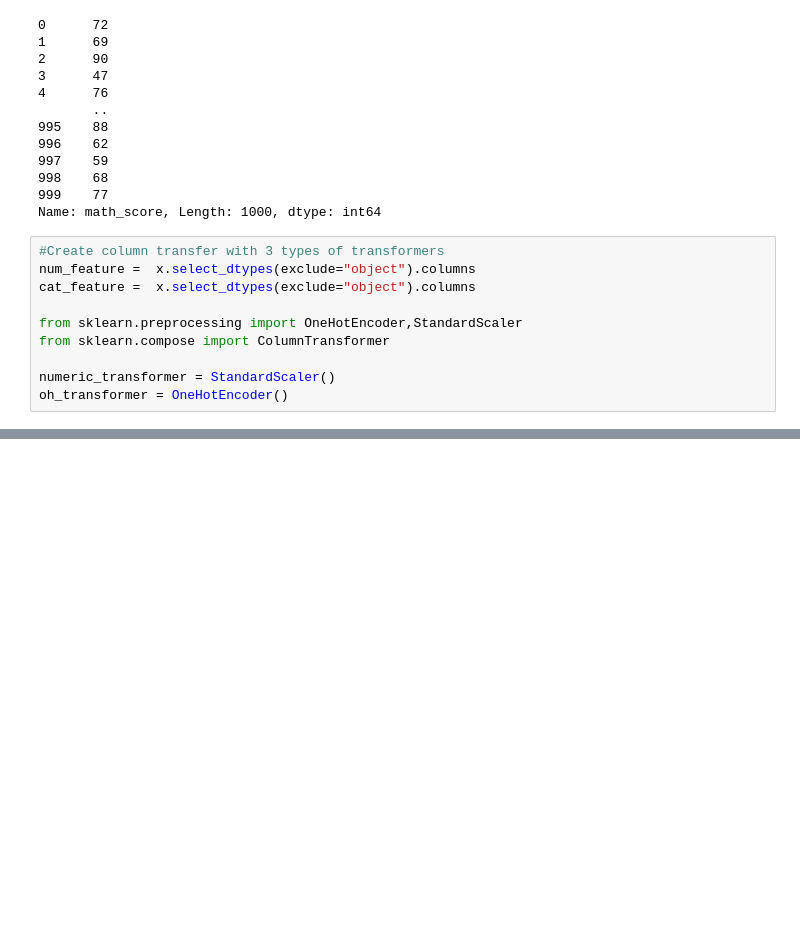
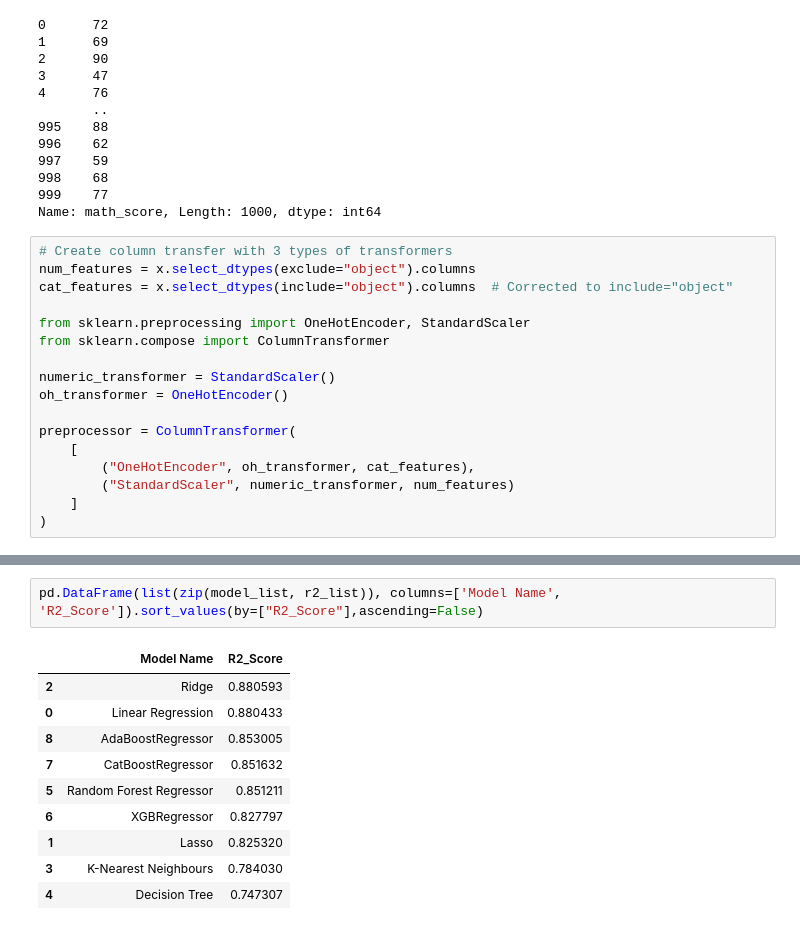
Before and after one commit to KanishkJagya1/Student_Performance_Prediction, a Jupyter notebook: notebook/2. MODEL TRAINING.ipynb, the cells around one changed output, grey strips where cells are left out. Drawn from its saved outputs; the diff is of its cells as text; blank space fills up the shorter version.

```diff
--- a/notebook/2. MODEL TRAINING.ipynb
+++ b/notebook/2. MODEL TRAINING.ipynb
@@ -77,12 +77,19 @@ y
 999    77
 Name: math_score, Length: 1000, dtype: int64
 # %%
-#Create column transfer with 3 types of transformers
-num_feature =  x.select_dtypes(exclude="object").columns
-cat_feature =  x.select_dtypes(exclude="object").columns
+# Create column transfer with 3 types of transformers
+num_features = x.select_dtypes(exclude="object").columns
+cat_features = x.select_dtypes(include="object").columns  # Corrected to include="object"
 
-from sklearn.preprocessing import OneHotEncoder,StandardScaler
+from sklearn.preprocessing import OneHotEncoder, StandardScaler
 from sklearn.compose import ColumnTransformer
 
 numeric_transformer = StandardScaler()
 oh_transformer = OneHotEncoder()
+
+preprocessor = ColumnTransformer(
+    [
+        ("OneHotEncoder", oh_transformer, cat_features),
+        ("StandardScaler", numeric_transformer, num_features)
+    ]
+)
@@ -88,0 +190,13 @@ oh_transformer = OneHotEncoder()
+# %%
+pd.DataFrame(list(zip(model_list, r2_list)), columns=['Model Name', 'R2_Score']).sort_values(by=["R2_Score"],ascending=False)
+# %% [output]
+|  | Model Name | R2_Score |
+| 2 | Ridge | 0.880593 |
+| 0 | Linear Regression | 0.880433 |
+| 8 | AdaBoostRegressor | 0.853005 |
+| 7 | CatBoostRegressor | 0.851632 |
+| 5 | Random Forest Regressor | 0.851211 |
+| 6 | XGBRegressor | 0.827797 |
+| 1 | Lasso | 0.825320 |
+| 3 | K-Nearest Neighbours | 0.784030 |
+| 4 | Decision Tree | 0.747307 |
```
Also changed, not shown: parts of 9 cells of this notebook, 5 other files.
